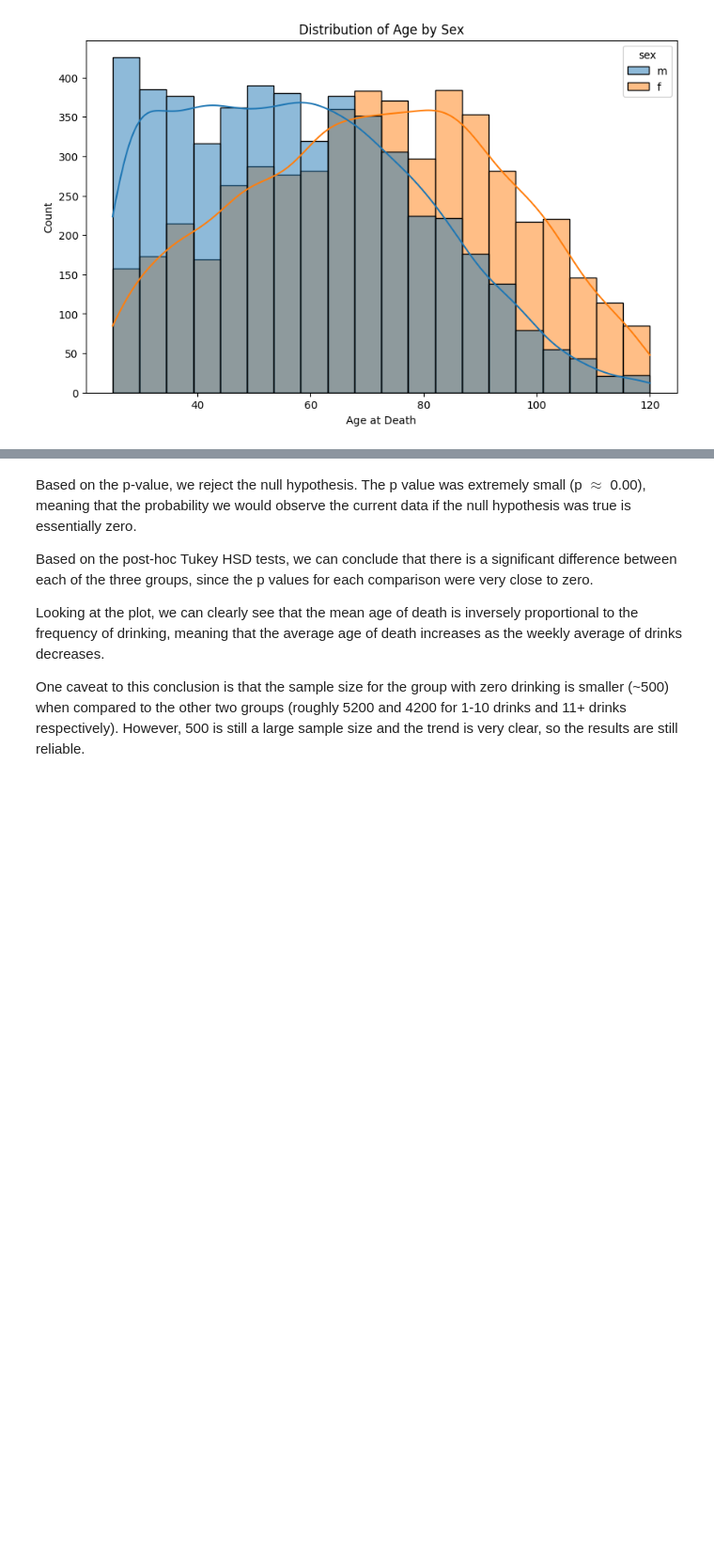
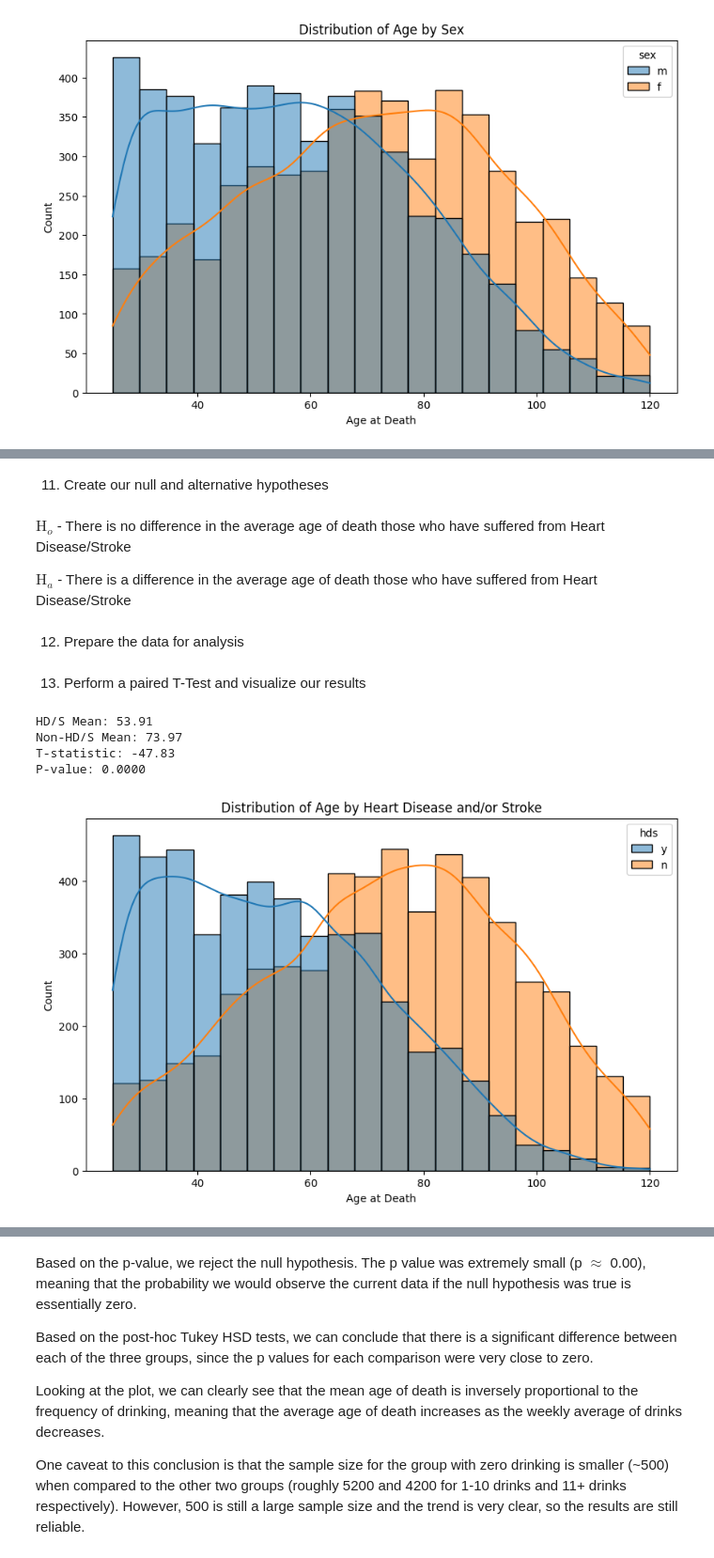
Before and after one commit to gweiumd/CMSC320_Spring2025_Final_Project, a Jupyter notebook: CMSC320_Final_Project.ipynb, the cells around one changed output, grey strips where cells are left out. Shown at 94% size. Drawn from its saved outputs; the diff is of its cells as text; code cells hidden in the pictures; blank space fills up the shorter version.

```diff
--- a/CMSC320_Final_Project.ipynb
+++ b/CMSC320_Final_Project.ipynb
@@ -68,9 +148,5 @@ Our dataset is called Individual Age of Death and Related Factors (https://www.k
 # %%
-#import
-df = pd.read_json('data.json')
-
-#parse
-# numerical columns to int or float
+# Ensure columns containing numerical values are set to their type (int or float)
 df = df.astype({
     'age': 'int',
     'weight': 'float',
@@ -81,10 +157,8 @@ df = df.astype({
     'num_meds': 'int',
     'major_surgery_num': 'int'
 })
-df = df.drop_duplicates()
-df = df.dropna()
 
-#organize
+# Re-organize the columns
 ordered_cols = [
     'age', 'sex', 'height', 'weight',
     'sys_bp', 'cholesterol',
@@ -93,14 +167,13 @@ ordered_cols = [
     'family_cancer', 'family_heart_disease', 'family_cholesterol',
     'occup_danger', 'ls_danger'
 ]
+df = df[ordered_cols]
 
-df = df[ordered_cols]
+# Set the index to patient_id
 df.index.name = 'patient_id'
 
-df.to_csv("cleanedHealthData.csv", index=True)
+# Display our results
 print(f"dimensions: ",df.shape)
-
-#display
 display(df)
 # %% [output]
 dimensions:  (10000, 24)
@@ -120,0 +200,4 @@ dimensions:  (10000, 24)
+# %%
+# Use pandas functions to remove all duplicate rows and all rows with null entries
+df = (df.drop_duplicates()).dropna()
+print(f"dimensions:", df.shape)
@@ -200,0 +313,39 @@ Since the p-value is 0.0000 which is less than 0.05 we reject the null hypothesi
+# %% [markdown]
+11) Create our null and alternative hypotheses
+# %% [markdown]
+$\text{H}_{o}$ - There is no difference in the average age of death those who have suffered from Heart Disease/Stroke
+
+$\text{H}_{a}$ - There is a difference in the average age of death those who have suffered from Heart Disease/Stroke
+# %% [markdown]
+12) Prepare the data for analysis
+# %%
+# Split by hds boolean values 'y'/'n'
+hds_ages = df[df['hds'] == 'y']['age']
+non_hds_ages = df[df['hds'] == 'n']['age']
+# %% [markdown]
+13) Perform a paired T-Test and visualize our results
+# %%
+### Performing the analysis ###
+#Find the means
+print(f"HD/S Mean: {hds_ages.mean():.2f}")
+print(f"Non-HD/S Mean: {non_hds_ages.mean():.2f}")
+# T-Test
+t_stat, p_value = stats.ttest_ind(hds_ages, non_hds_ages)
+
+print(f"T-statistic: {t_stat:.2f}")
+print(f"P-value: {p_value:.4f}")
+
+
+### Visualizing the data ###
+plt.figure(figsize=(10,6))
+sns.histplot(data=df, x='age', hue='hds', bins=20, kde=True)
+plt.title('Distribution of Age by Heart Disease and/or Stroke')
+plt.xlabel('Age at Death')
+plt.ylabel('Count')
+plt.show()
+# %% [output]
+HD/S Mean: 53.91
+Non-HD/S Mean: 73.97
+T-statistic: -47.83
+P-value: 0.0000
+[figure, added]
```
Also changed, not shown: parts of 90 cells of this notebook, 1 other file.
